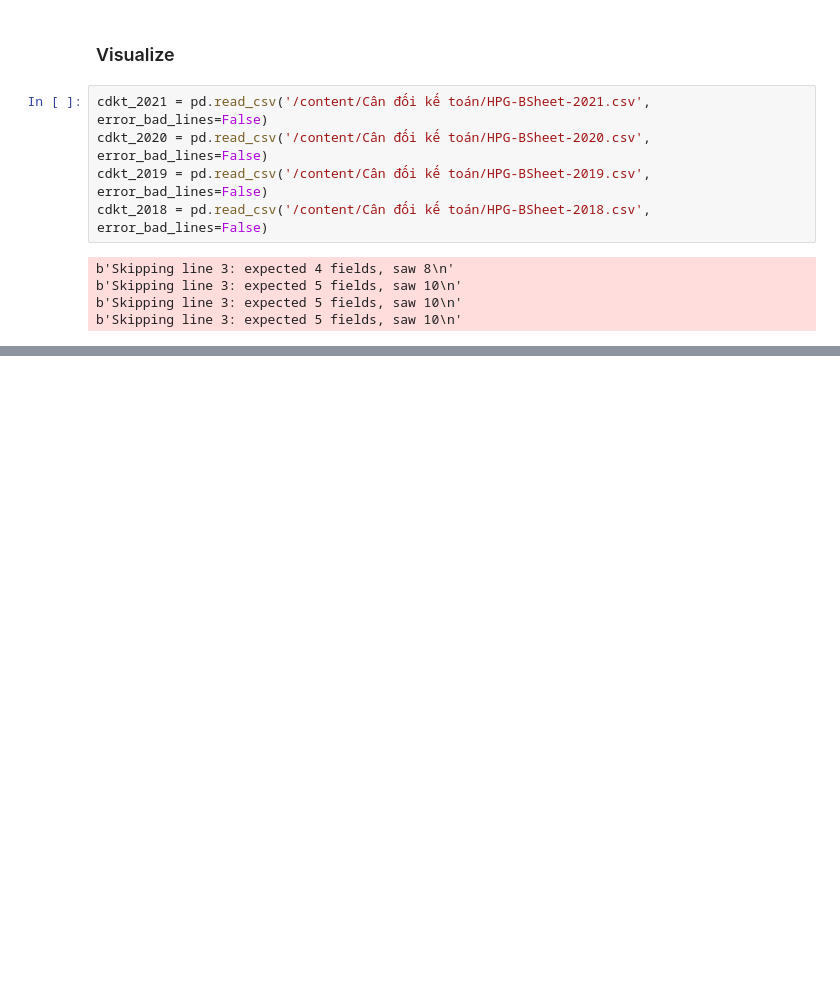
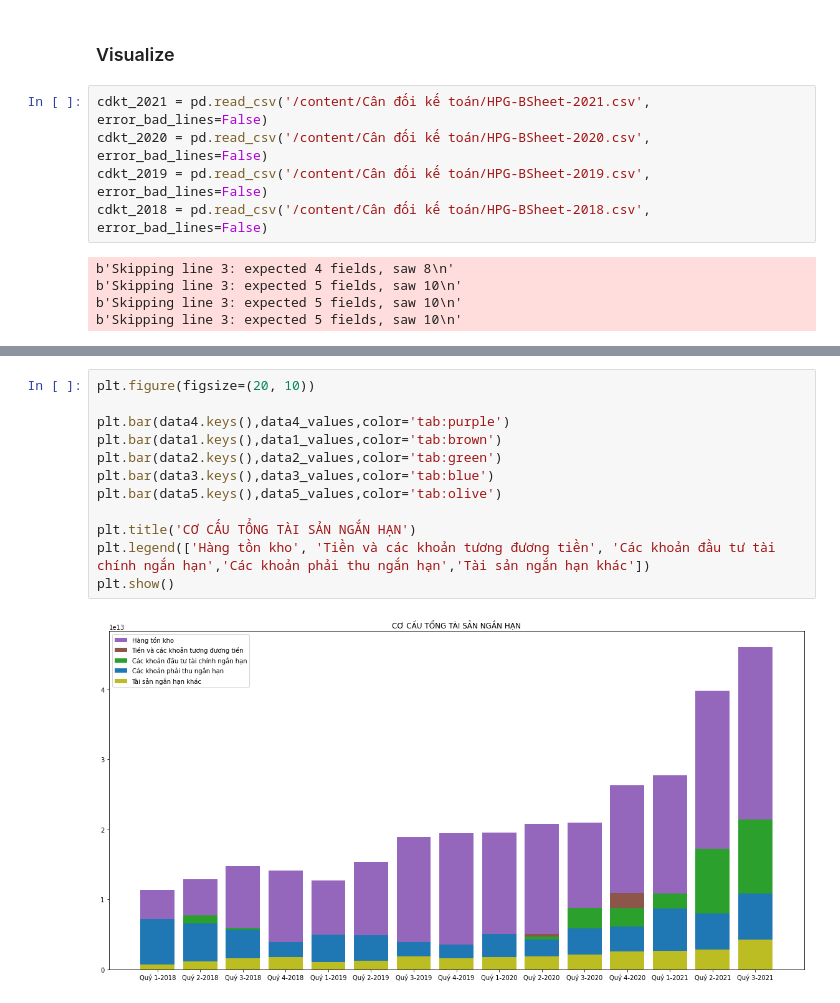
Before and after one commit to sangsinhisme/Data-Mining, a Jupyter notebook: Eclat & Crawl Data Stock.ipynb, the cells around one changed output, grey strips where cells are left out. Saved outputs shown, nothing was run; the diff lists cells and outputs as text; blank space fills up the shorter version.

```diff
--- a/Eclat & Crawl Data Stock.ipynb
+++ b/Eclat & Crawl Data Stock.ipynb
@@ -337,0 +461,14 @@ for i in ttnhl.values:
+# %%
+plt.figure(figsize=(20, 10))
+
+plt.bar(data4.keys(),data4_values,color='tab:purple')
+plt.bar(data1.keys(),data1_values,color='tab:brown')
+plt.bar(data2.keys(),data2_values,color='tab:green')
+plt.bar(data3.keys(),data3_values,color='tab:blue')
+plt.bar(data5.keys(),data5_values,color='tab:olive')
+
+plt.title('CƠ CẤU TỔNG TÀI SẢN NGẮN HẠN')
+plt.legend(['Hàng tồn kho', 'Tiền và các khoản tương đương tiền', 'Các khoản đầu tư tài chính ngắn hạn','Các khoản phải thu ngắn hạn','Tài sản ngắn hạn khác'])
+plt.show()
+# %% [output]
+[figure, added]
```
Also changed, not shown: parts of 25 cells of this notebook.
